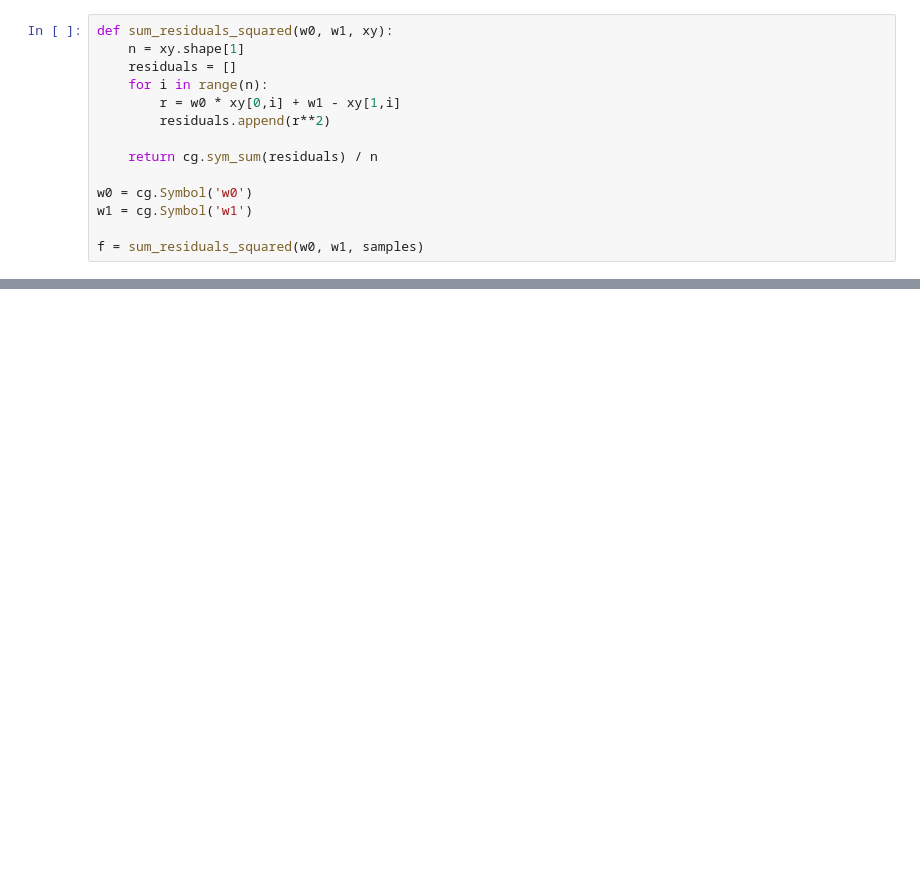
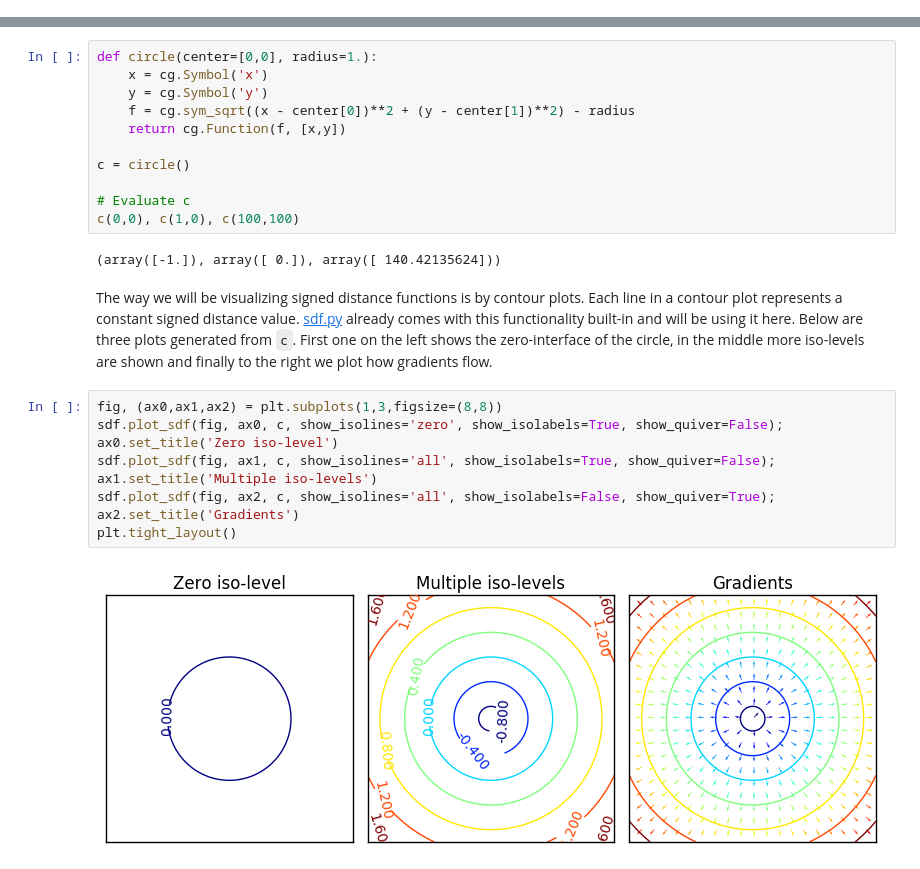
Before and after one commit to cheind/py-cgraph, a Jupyter notebook: docs/03_Computational_Graphs-Signed_Distance_Functions_and_Particle_Physics.ipynb, the cells around one changed output, grey strips where cells are left out. Cells and saved outputs as stored; diff of their text form; blank space fills up the shorter version.

Commit message:
First draft for SDF notebook

```diff
--- a/docs/03_Computational_Graphs-Signed_Distance_Functions_and_Particle_Physics.ipynb
+++ b/docs/03_Computational_Graphs-Signed_Distance_Functions_and_Particle_Physics.ipynb
@@ -65,14 +0,0 @@ It is straight forward to represent $f$ in `CGraph`
-# %%
-def sum_residuals_squared(w0, w1, xy):
-    n = xy.shape[1]
-    residuals = []
-    for i in range(n):
-        r = w0 * xy[0,i] + w1 - xy[1,i]
-        residuals.append(r**2)
-
-    return cg.sym_sum(residuals) / n
-
-w0 = cg.Symbol('w0')
-w1 = cg.Symbol('w1')
-
-f = sum_residuals_squared(w0, w1, samples)
@@ -204,0 +51,25 @@ A single step in the Newton descent is much more costly than a single iteration
+# %%
+def circle(center=[0,0], radius=1.):
+    x = cg.Symbol('x')
+    y = cg.Symbol('y')
+    f = cg.sym_sqrt((x - center[0])**2 + (y - center[1])**2) - radius
+    return cg.Function(f, [x,y])
+
+c = circle()
+
+# Evaluate c
+c(0,0), c(1,0), c(100,100)
+# %% [output]
+(array([-1.]), array([ 0.]), array([ 140.42135624]))
+# %% [markdown]
+The way we will be visualizing signed distance functions is by contour plots. Each line in a contour plot represents a constant signed distance value. [sdf.py][1] already comes with this functionality built-in and will be using it here. Below are three plots generated from `c`. First one on the left shows the zero-interface of the circle, in the middle more iso-levels are shown and finally to the right we plot how gradients flow.
+
+[1]: ../cgraph/sdf.py
+# %%
+fig, (ax0,ax1,ax2) = plt.subplots(1,3,figsize=(8,8))
+sdf.plot_sdf(fig, ax0, c, show_isolines='zero', show_isolabels=True, show_quiver=False); ax0.set_title('Zero iso-level')
+sdf.plot_sdf(fig, ax1, c, show_isolines='all', show_isolabels=True, show_quiver=False); ax1.set_title('Multiple iso-levels')
+sdf.plot_sdf(fig, ax2, c, show_isolines='all', show_isolabels=False, show_quiver=True); ax2.set_title('Gradients')
+plt.tight_layout()
+# %% [output]
+[figure, added]
```
Also changed, not shown: parts of 59 cells of this notebook.
